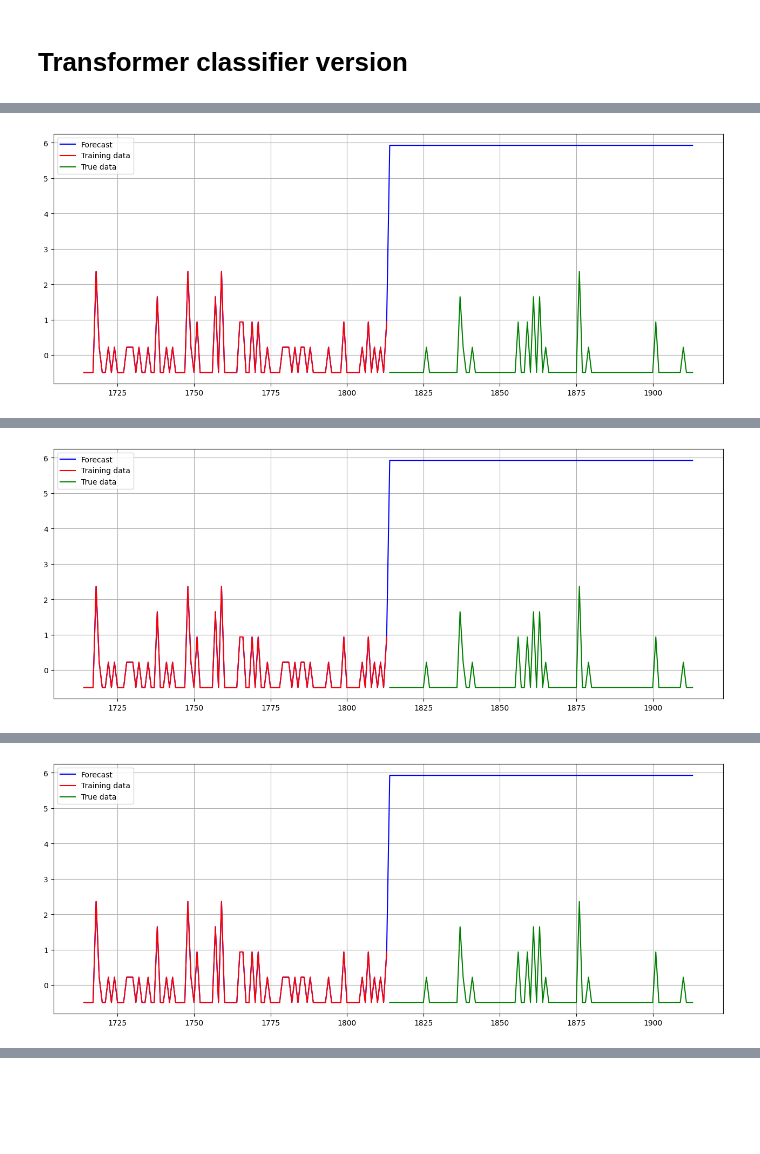
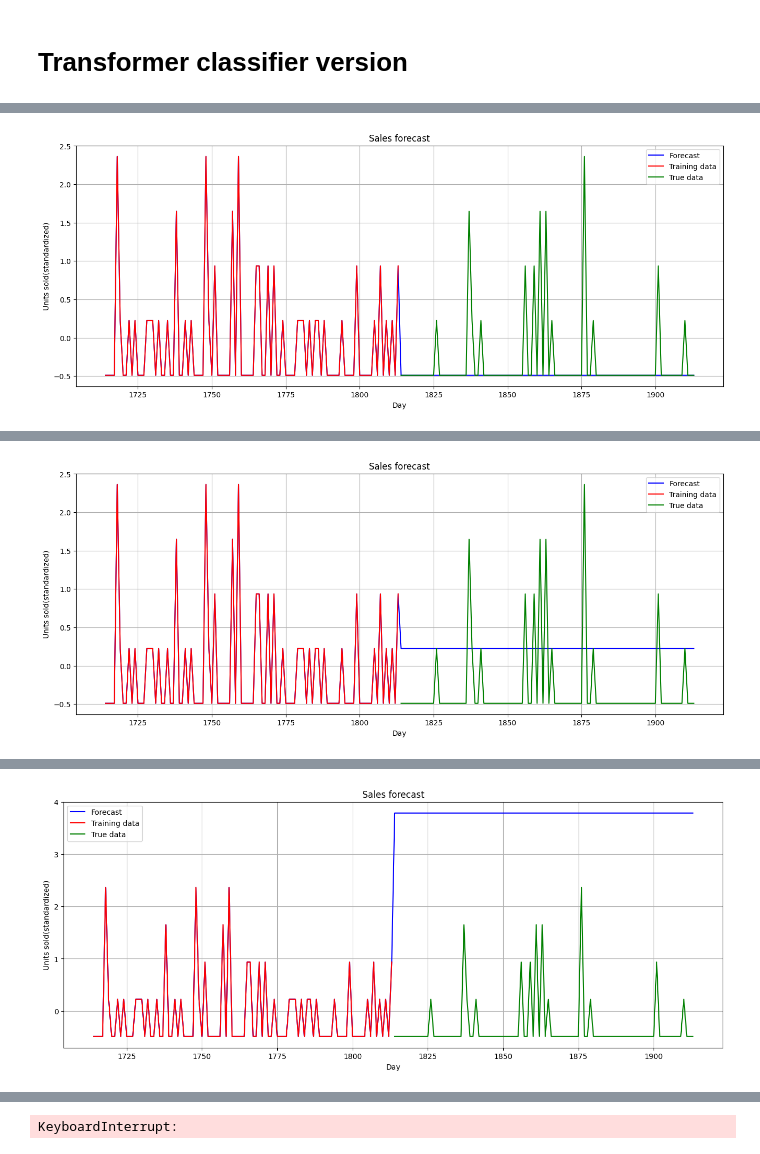
Before and after one commit to Legacy560/MTLSA25-Sales-Forecasting-Project, a Jupyter notebook: Cleaning and ARIMA/PHYS_664_Project_transformer.ipynb, the cells around one changed output, grey strips where cells are left out. Drawn from its saved outputs; the diff is of its cells as text; code cells hidden in the pictures; blank space fills up the shorter version.

```diff
--- a/Cleaning and ARIMA/PHYS_664_Project_transformer.ipynb
+++ b/Cleaning and ARIMA/PHYS_664_Project_transformer.ipynb
@@ -964,12 +994,14 @@ def evaluate_classifier(eval_model, data_source):
 
     with torch.no_grad():
         for i in range(0, len(data_source), eval_batch_size):
-            data, targets = get_batch(data_source, i, eval_batch_size)
-            output = eval_model(data)                    # (input_window, 1, num_classes)
-            output = output.view(-1, output.size(-1))    # (input_window, num_classes)
-            targets = targets.view(-1).long()
-
-            total_loss += len(data[0]) * criterion(output, targets).cpu().item()
+            data, targets = get_batch(val_data, i, batch_size=1)
+            output = model_classifier(data)
+            output = output.view(-1, output.size(-1))
+            targets_flat = targets.view(-1)
+            for idx, val in enumerate(unique_vals):           # ✅ ensure validation labels are encoded
+                targets_flat[targets_flat == val] = idx
+            targets_idx = targets_flat.long()
+            total_loss += criterion(output, targets_idx).item()
 
     return total_loss / len(data_source)
 # %%
@@ -1019,17 +1051,15 @@ def predict_future_classifier(eval_model, data_source, true_data, steps, unique_
     plt.plot(range(1914 - input_window - steps, 1914 - steps), data[:input_window], color="red", label='Training data')
     plt.plot(range(1914 - steps, 1914), unique_vals[true_data[-steps:].long()], color="green", label='True data')
     plt.grid(True, which='both')
+    plt.xlabel("Day")
+    plt.ylabel("Units sold(standardized)")
+    plt.title("Sales forecast")
     plt.legend()
     plt.show()
     plt.close()
 # %%
 num_classes = len(unique_vals)
 num_classes = len(unique_vals)  # must be defined earlier
-feature_size = 250              # or any value you want
+feature_size = 500              # or any value you want
 
-model_classifier = TransAmClassifier(feature_size=feature_size, num_classes=num_classes).to(device)
-
-criterion = nn.CrossEntropyLoss()
-lr = 0.01
-optimizer = torch.optim.AdamW(model.parameters(), lr=lr)
-scheduler = torch.optim.lr_scheduler.StepLR(optimizer, step_size=10, gamma=0.95)
+model_classifier = TransAmClassifier(feature_size=feature_size, num_layers=3, num_classes=num_classes).to(device)
@@ -1080,11 +1166,6 @@ scheduler = torch.optim.lr_scheduler.StepLR(optimizer, step_size=10, gamma=0.95)
 # %%
 num_classes = len(unique_vals)
 num_classes = len(unique_vals)  # must be defined earlier
-feature_size = 250              # or any value you want
+feature_size = 500              # or any value you want
 
-model_classifier = TransAmClassifier(feature_size=feature_size, num_classes=num_classes).to(device)
-
-criterion = nn.CrossEntropyLoss(weight=weights_tensor)
-lr = 0.005
-optimizer = torch.optim.AdamW(model.parameters(), lr=lr)
-scheduler = torch.optim.lr_scheduler.StepLR(optimizer, step_size=5, gamma=0.8)
+model_classifier = TransAmClassifier(feature_size=feature_size, num_layers = 3, num_classes=num_classes).to(device)
@@ -1111,7 +1197,7 @@ for epoch in range(1, epochs + 1):
 
     if val_loss < best_val_loss:
         best_val_loss = val_loss
-        torch.save(model_classifier.state_dict(), '/content/model/best_model_classifier')
+        # torch.save(model_classifier.state_dict(), '/content/model/best_model_classifier')
         print(f">>> Best model updated and saved (epoch {epoch})")
 
     print('-' * 89)
@@ -1128,3 +1214,3 @@ for epoch in range(1, epochs + 1):
-[figure, old version]
+[figure, new version]
 >>> Best model updated and saved (epoch 1)
 -----------------------------------------------------------------------------------------
@@ -1138 +1224 @@ for epoch in range(1, epochs + 1):
-[figure, old version]
+[figure, new version]
@@ -1147,2 +1234,2 @@ for epoch in range(1, epochs + 1):
-[figure, old version]
+[figure, new version]
 -----------------------------------------------------------------------------------------
@@ -1175,0 +1268 @@ for epoch in range(1, epochs + 1):
+KeyboardInterrupt:
```
Also changed, not shown: parts of 24 cells of this notebook.
